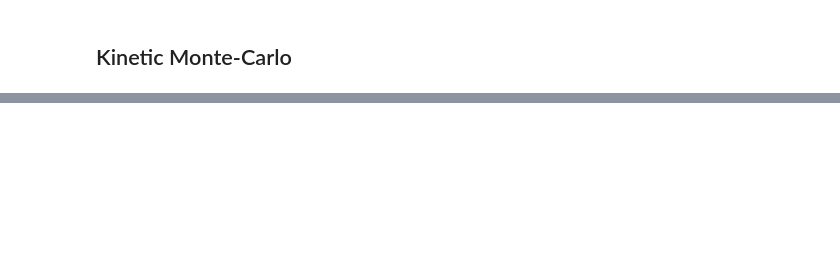
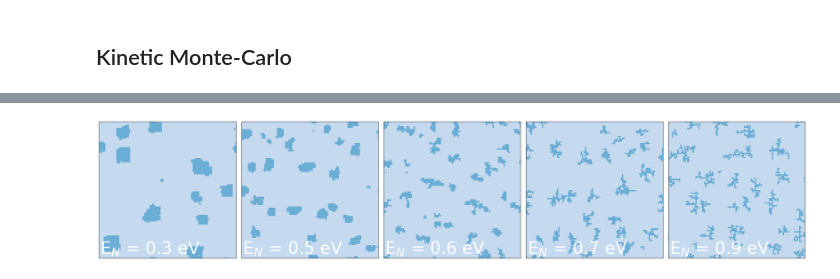
Before and after one commit to Titouan-Gadeyne/CMS-project, a Jupyter notebook: KMC Epitaxial Growth.ipynb, the cells around one changed output, grey strips where cells are left out. Cells and saved outputs as stored; diff of their text form; code cells hidden in the pictures; blank space fills up the shorter version.

```diff
--- a/KMC Epitaxial Growth.ipynb
+++ b/KMC Epitaxial Growth.ipynb
@@ -239,2 +246,39 @@ plt.show()
+# %%
+"COMPARAISON"
+
+'Tracer la surface en 2D'
+%matplotlib inline
+fig, ax = plt.subplots(1, 5, figsize=(30,150))
+fig.subplots_adjust(wspace=0.04)
+
+Elist = [0.3,0.5,0.6,0.7,0.9]
+
+for i in range(0,len(Elist)):
+    E = Elist[i]
+    HH = np.loadtxt('L='+str(L)+'F='+str(F)+'T='+str(T)+'theta='+str(theta)+'EN='+str(E)+'.txt')
+    ax[i].imshow(HH, cmap='Blues', vmax=3, vmin=-1)
+
+    ax[i].set_xlim(0,L-1)
+    ax[i].set_ylim(0,L-1)
+
+    ax[i].text(1, 3, r'E$_N$ = '+str(E)+' eV',fontsize=40,color='white')
+
+    ax[i].tick_params(
+    axis='x',          # changes apply to the x-axis
+    which='both',      # both major and minor ticks are affected
+    bottom=False,      # ticks along the bottom edge are off
+    top=False,         # ticks along the top edge are off
+    labelbottom=False) # labels along the bottom edge are off
+
+    ax[i].tick_params(
+    axis='y',          # changes apply to the x-axis
+    which='both',      # both major and minor ticks are affected
+    left=False,      # ticks along the bottom edge are off
+    right=False,         # ticks along the top edge are off
+    labelleft=False) # labels along the bottom edge are off
+
+plt.show()
+# %% [output]
+[figure, added]
 # %%
 P[1]
```
Also changed, not shown: parts of 5 cells of this notebook, 13 other files.
